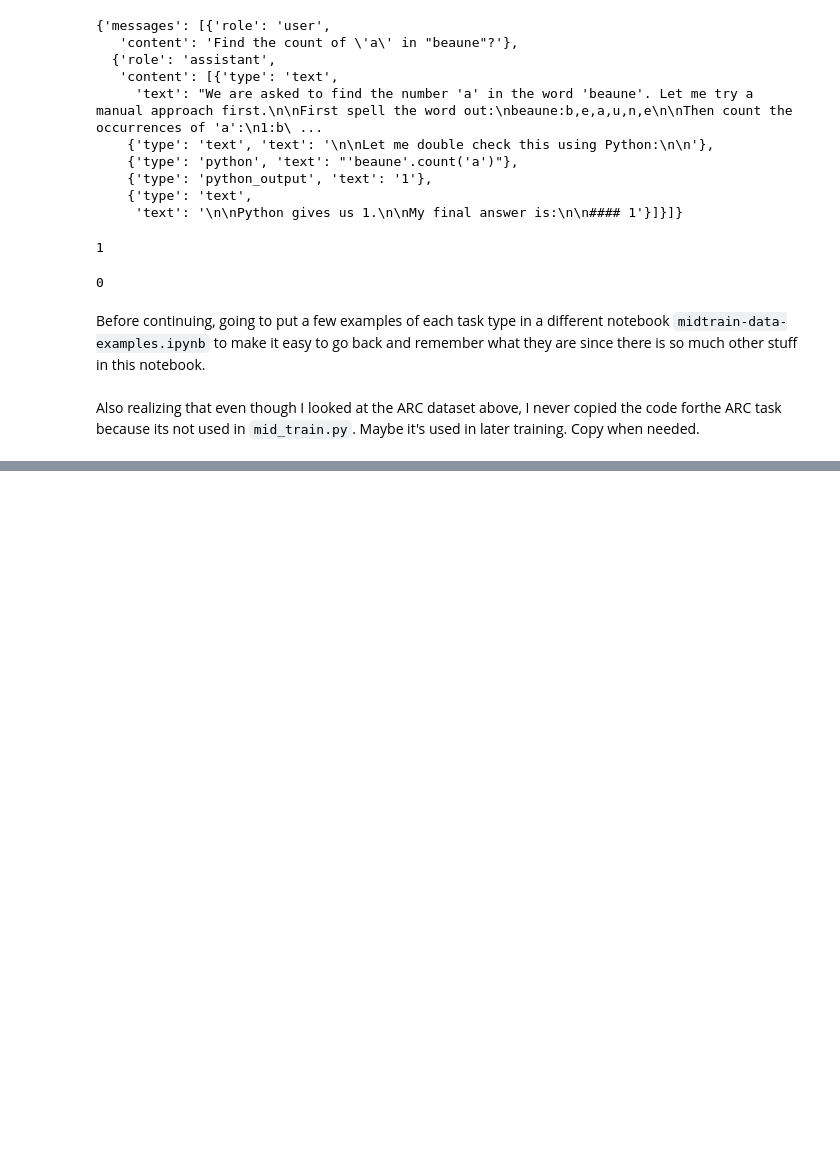
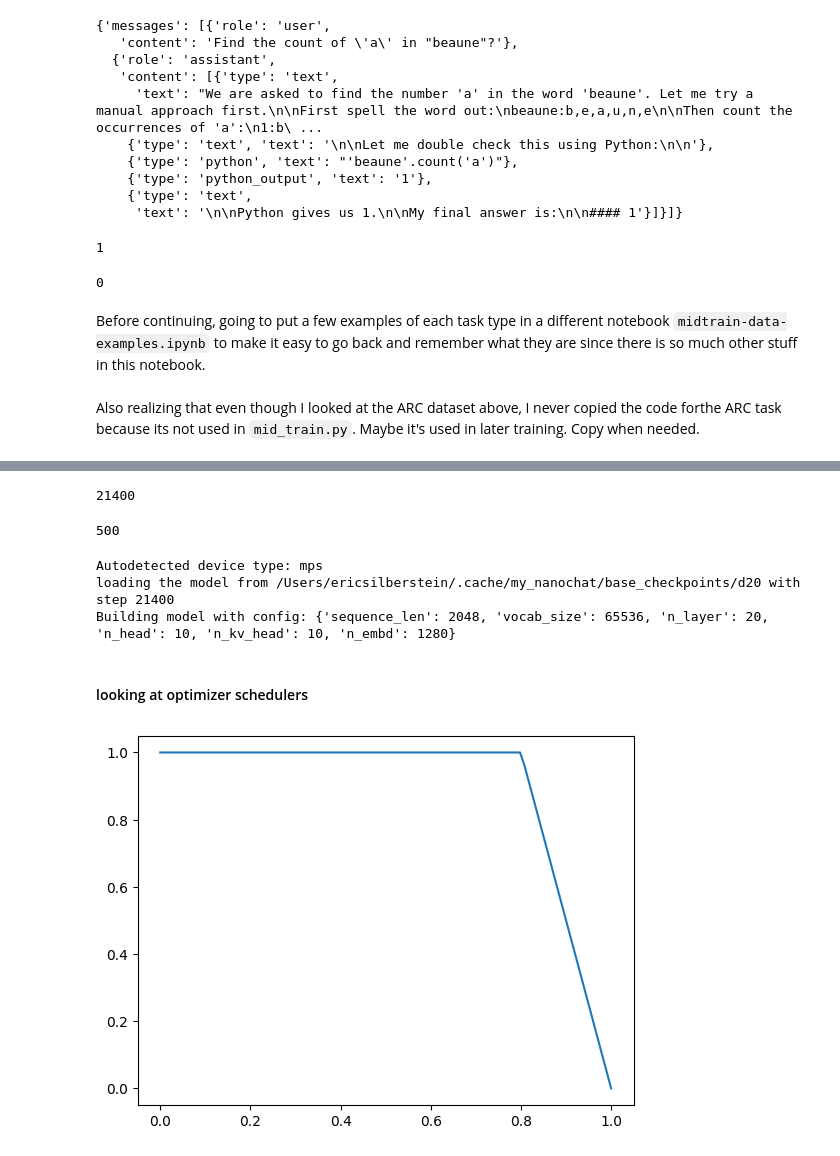
Before and after one commit to dustinwloring1988/learn-nanochat, a Jupyter notebook: challenge-26-understand-midtrain/understand-midtrain.ipynb, the cells around one changed output, grey strips where cells are left out. Cells and saved outputs as stored; diff of their text form; code cells hidden in the pictures; blank space fills up the shorter version.

Commit message:
finished (?) challenge 26: understand 'mid train' - created 'my_mid_train.py' script and tried it for h4 model on my mac

```diff
--- a/challenge-26-understand-midtrain/understand-midtrain.ipynb
+++ b/challenge-26-understand-midtrain/understand-midtrain.ipynb
@@ -688,0 +966,18 @@ Also realizing that even though I looked at the ARC dataset above, I never copie
+# %%
+find_last_step(os.path.join(checkpoints_dir, model_tag))
+# %% [output]
+21400
+# %%
+find_last_step(os.path.join(checkpoints_dir, 'd4'))
+# %% [output]
+500
+# %%
+device_type = autodetect_device_type()
+device = torch.device(device_type)
+model, tokenizer, meta_data = load_model('base', model_tag='d20', device=device, phase='eval')
+# %% [output]
+Autodetected device type: mps
+loading the model from /Users/ericsilberstein/.cache/my_nanochat/base_checkpoints/d20 with step 21400
+Building model with config: {'sequence_len': 2048, 'vocab_size': 65536, 'n_layer': 20, 'n_head': 10, 'n_kv_head': 10, 'n_embd': 1280}
+# %% [markdown]
+#### looking at optimizer schedulers
@@ -688,0 +987,9 @@ Also realizing that even though I looked at the ARC dataset above, I never copie
+# %%
+def get_lr_multiplier(progress):
+    return 1 if progress < 0.8 else 1 - (progress - 0.8) / 0.2
+progress = torch.linspace(0,1,100)
+multiplers = progress.clone()
+multiplers.apply_(get_lr_multiplier)
+plt.plot(progress, multiplers);
+# %% [output]
+[figure, added]
```
Also changed, not shown: parts of 73 cells of this notebook, 5 other files.
